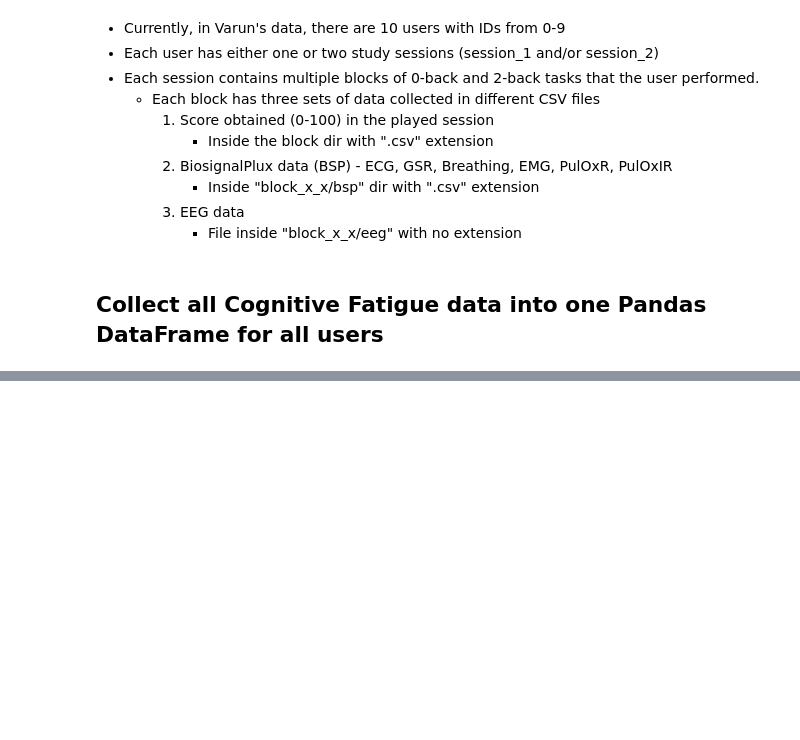
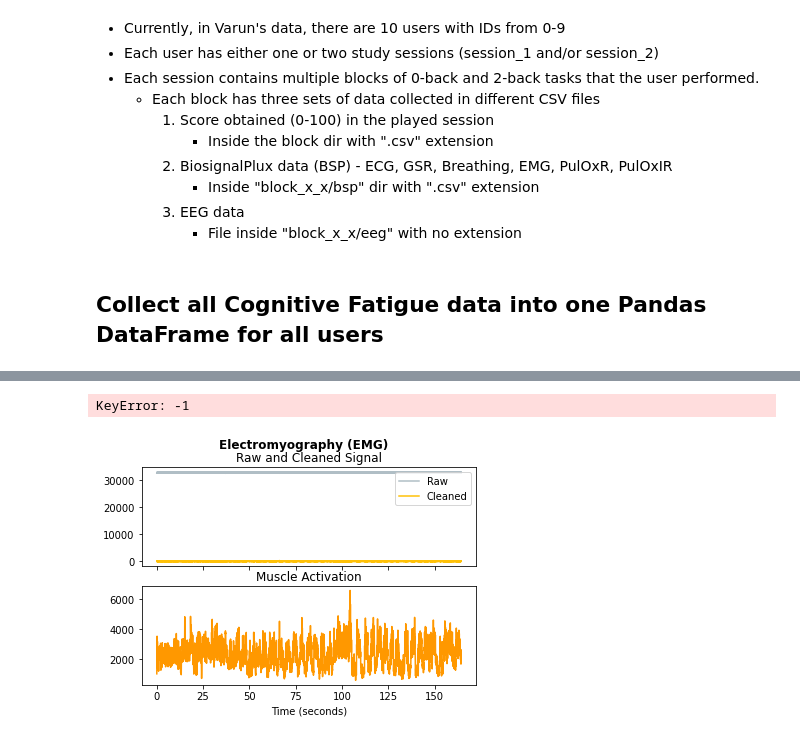
Before and after one commit to asheeshcric/VA, a Jupyter notebook: notebooks/data_analysis.ipynb, the cells around one changed output, grey strips where cells are left out. Saved outputs shown, nothing was run; the diff lists cells and outputs as text; code cells hidden in the pictures; blank space fills up the shorter version.

```diff
--- a/notebooks/data_analysis.ipynb
+++ b/notebooks/data_analysis.ipynb
@@ -93,3 +135,16 @@ get_eda_features(bsp_features)
+# %%
+def get_emg_features(bsp_data):
+    emg_data = bsp_data['EMG'].values
+    signals, info = nk.emg_process(emg_data, sampling_rate=1000)
+    # nk.emg_plot(signals, sampling_rate=1000)
+    # Select only four features from the signals (others seem to be zero for some reason)
+    emg_features = signals[["EMG_Raw", "EMG_Clean", "EMG_Amplitude", "EMG_Activity"]]
+    return emg_features
+# %%
+get_emg_features(bsp_features)
+# %% [output]
+KeyError: -1
+[figure, added]
 # %%
 def extract_eeg_features(block_dir):
     # Return as Pandas DF containing all relevant EEG features useful for the dataset
```
Also changed, not shown: parts of 10 cells of this notebook.
